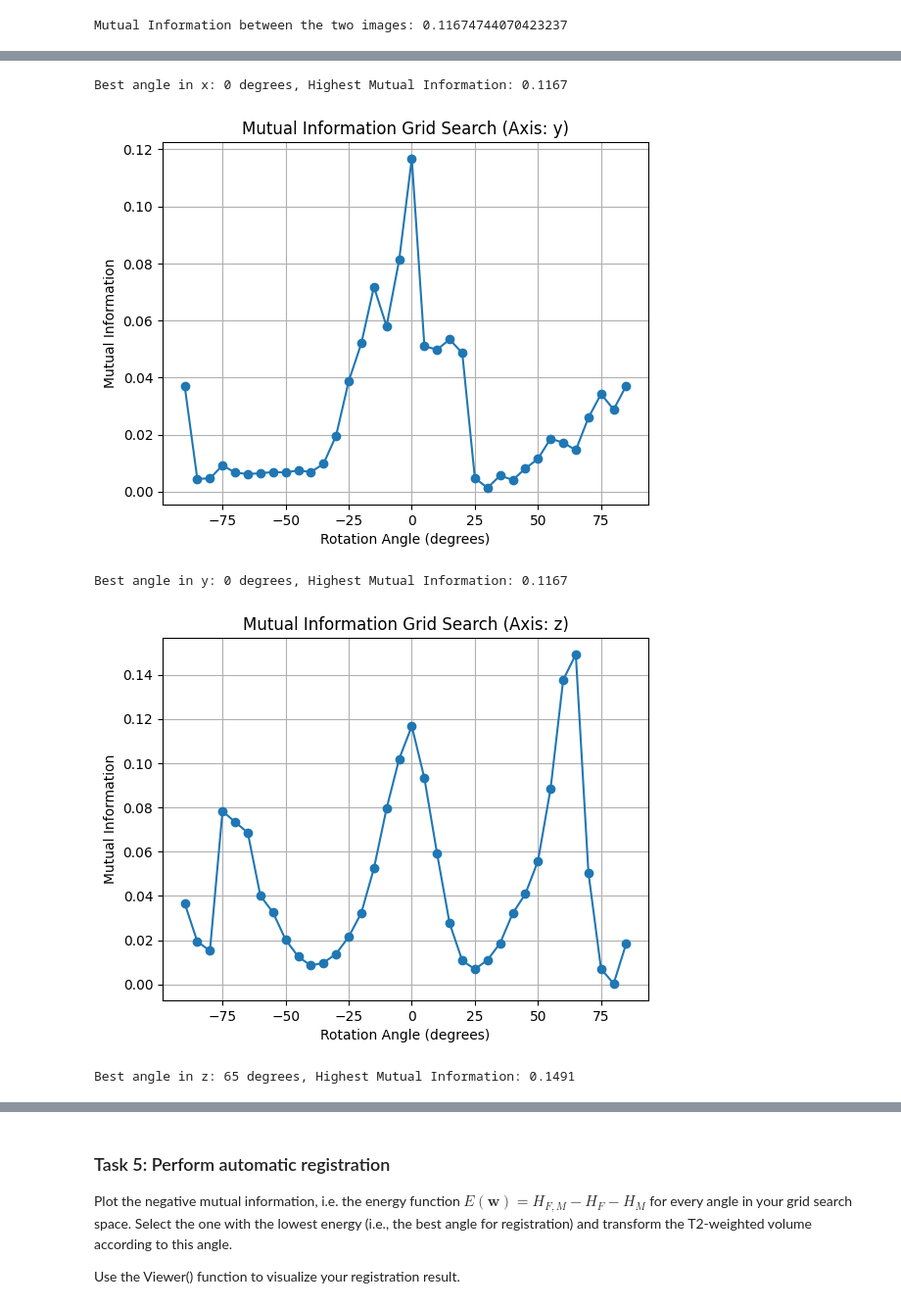
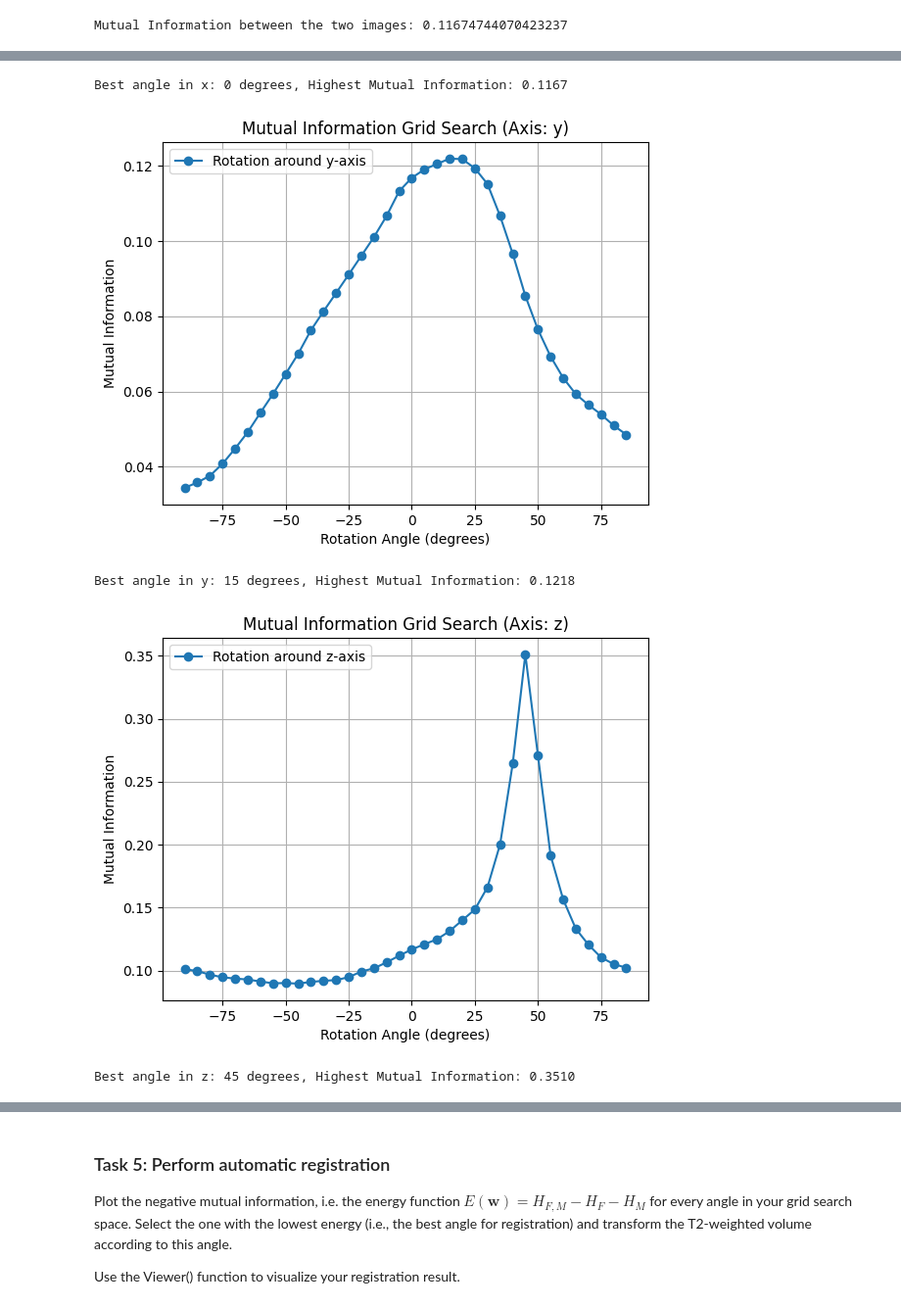
Before and after one commit to aliciags/medical-image-analysis-dtu, a Jupyter notebook: w3/Ex3_student.ipynb, the cells around one changed output, grey strips where cells are left out. Shown at 98% size. Cells and saved outputs as stored; diff of their text form; code cells hidden in the pictures.

```diff
--- a/w3/Ex3_student.ipynb
+++ b/w3/Ex3_student.ipynb
@@ -240,7 +243,5 @@ of the T1-weighted scan and the resampled T2-weighted scan you just created, usi
 # %%
 # We have to resample the data in order to compare the voxel intensities
-
-# print(T2_data_resampled.shape)
 def mask(image1, image2, threshold=10):
     """
     Apply a mask to remove voxels below a given intensity threshold.
@@ -272,7 +273,7 @@ def plot_3d_histogram(t1_masked, t2_masked, bins=32):
 
     ax.set_xlabel('T1 Intensity')
     ax.set_ylabel('T2 Intensity')
-    ax.set_zlabel('Counts')
+    ax.set_zlabel('Normalized Counts')
 
     plt.show()
 
@@ -447,9 +425,12 @@ axes = ['x','y','z']
 # for each axis in [x,y,z] we will rotate the image and calculate the mutual information
 for axis in axes:
     # Storage for the mutual information values
-    mi_values = []
+    mi_values = np.zeros(len(angle_range))
 
-    for theta in angle_range_radians:
+    # T1 voxel coordinates to world coordinates
+    T1_vox_to_world = T1_affine @ T1_voxel_coords
+
+    for i, theta in enumerate(angle_range_radians):
         # Create the rotation matrix
         if axis == 'x':
             R = rotation_matrix_x(theta)
@@ -458,29 +439,29 @@ for axis in axes:
         else:
             R = rotation_matrix_z(theta)
 
-        # Apply the rotation matrix to the voxel coordinates
-        T2_voxel_coords_rotated = R @ T2_voxel_coords_n[:3, :]
+        # rotate the world coordinates
+        T1_vox_to_world_rotated = R @ T1_vox_to_world[:3, :]
 
-        # Resample the T2-weighted volume
-        T2_data_resampled = scipy.ndimage.map_coordinates(T2_data, T2_voxel_coords_rotated, order=3).reshape(T1_data.shape)
+        # world coordinates to T2 voxel coordinates
+        T2_compute_rotated_to_vox = np.linalg.inv(T2_affine) @ np.vstack((T1_vox_to_world_rotated, np.ones((1, V1.size))))
+        T2_rotated = map_coordinates(T2_data, T2_compute_rotated_to_vox[:3], order=3).reshape(T1_data.shape)
 
         # Compute the mutual information between the resampled T2 image and the fixed T1 image
-        t1_masked, t2_masked = mask(T1_data, T2_data_resampled, threshold=10)
+        t1_masked, t2_masked = mask(T1_data, T2_rotated, threshold=10)
         hist = np.histogram2d(t1_masked, t2_masked, bins=32)[0]
         mi_value = calculate_mutual_information(hist, t1_masked, t2_masked, bins=32)
 
         # Store the MI value for this angle
-        mi_values.append(mi_value)
-
-        # print(f"Angle: {np.rad2deg(theta):.2f}°, Mutual Information: {mi_value:.4f}")
+        mi_values[i] = mi_value
 
     # plot the mutual information values
     plt.figure()
-    plt.plot(np.rad2deg(angle_range_radians), mi_values, 'o-')
+    plt.plot(angle_range, mi_values, 'o-', label=f'Rotation around {axis}-axis')
     plt.xlabel('Rotation Angle (degrees)')
     plt.ylabel('Mutual Information')
     plt.title(f'Mutual Information Grid Search (Axis: {axis})')
-    plt.grid(True)
+    plt.grid()
+    plt.legend()
     plt.show()
 
     # Find the best angle corresponding to the highest mutual information
@@ -493,5 +474,5 @@ for axis in axes:
 Best angle in x: 0 degrees, Highest Mutual Information: 0.1167
-[figure, old version]
+[figure, new version]
-Best angle in y: 0 degrees, Highest Mutual Information: 0.1167
+Best angle in y: 15 degrees, Highest Mutual Information: 0.1218
-[figure, old version]
+[figure, new version]
-Best angle in z: 65 degrees, Highest Mutual Information: 0.1491
+Best angle in z: 45 degrees, Highest Mutual Information: 0.3510
```
Also changed, not shown: parts of 21 cells of this notebook, 5 other files.
